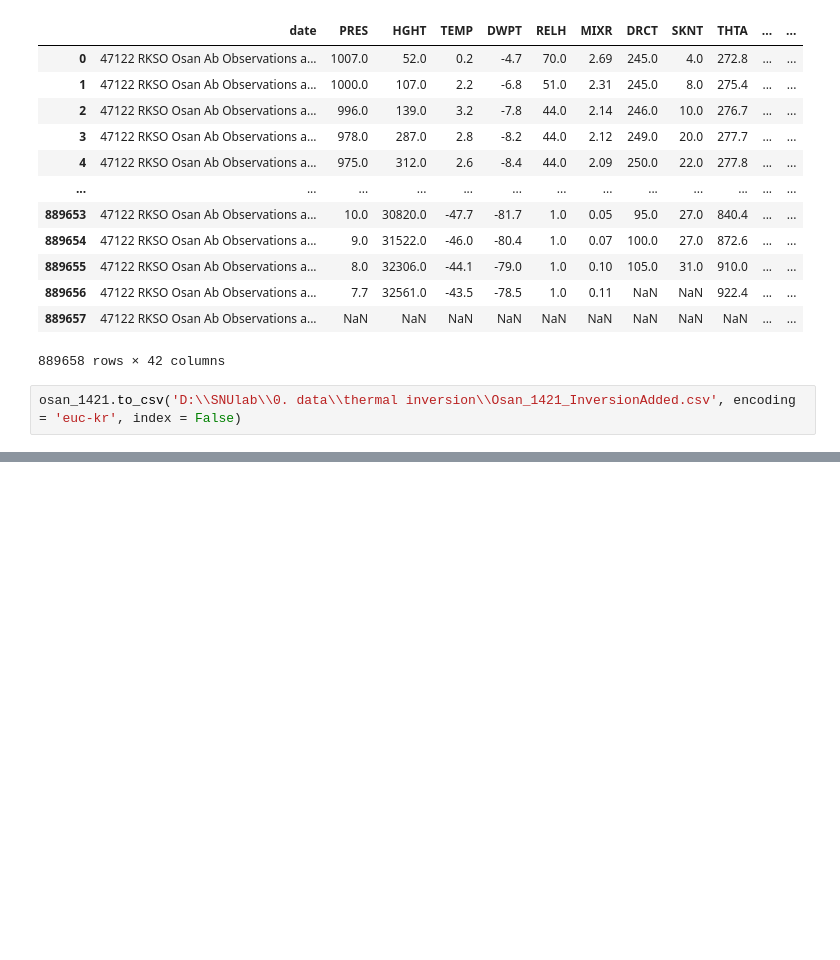
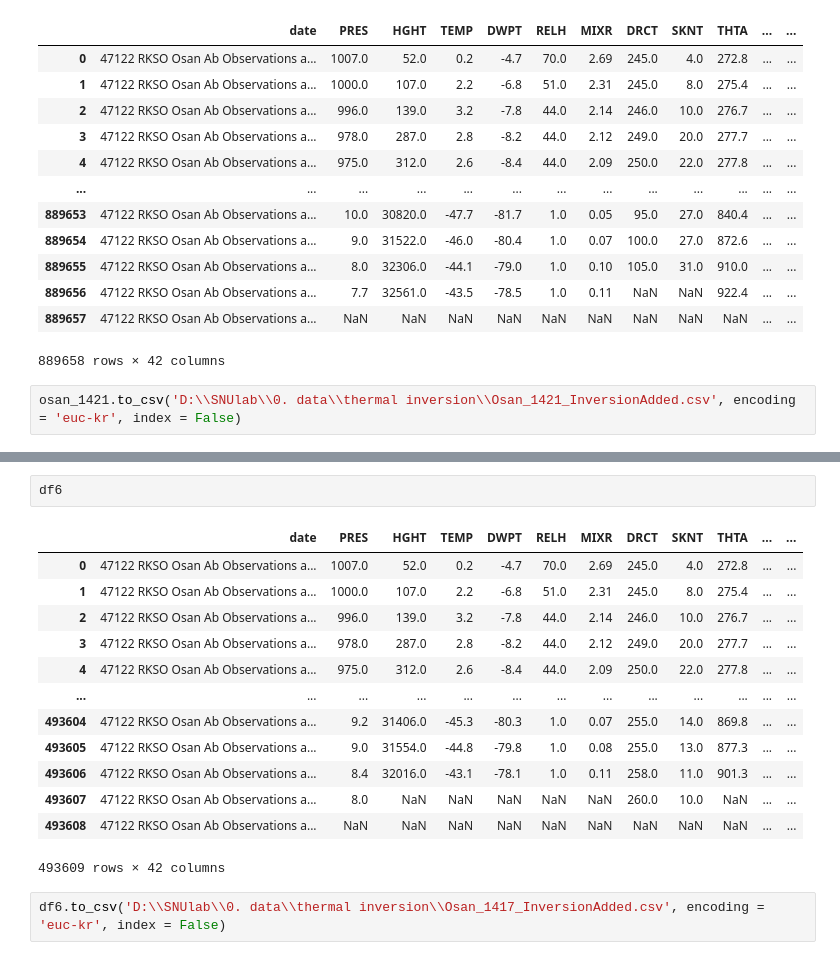
Before and after one commit to ZIO-KIM/SNUlab, a Jupyter notebook: thermal_inversion_calculation.ipynb, the cells around one changed output, grey strips where cells are left out. Cells and saved outputs as stored; diff of their text form; blank space fills up the shorter version.

```diff
--- a/thermal_inversion_calculation.ipynb
+++ b/thermal_inversion_calculation.ipynb
@@ -341,0 +371,18 @@ osan_1421.to_csv('D:\\SNUlab\\0. data\\thermal inversion\\Osan_1421_InversionAdd
+# %%
+df6
+# %% [output]
+|  | date | PRES | HGHT | TEMP | DWPT | RELH | MIXR | DRCT | SKNT | THTA | ... | ... |
+| 0 | 47122 RKSO Osan Ab Observations a... | 1007.0 | 52.0 | 0.2 | -4.7 | 70.0 | 2.69 | 245.0 | 4.0 | 272.8 | ... | ... |
+| 1 | 47122 RKSO Osan Ab Observations a... | 1000.0 | 107.0 | 2.2 | -6.8 | 51.0 | 2.31 | 245.0 | 8.0 | 275.4 | ... | ... |
+| 2 | 47122 RKSO Osan Ab Observations a... | 996.0 | 139.0 | 3.2 | -7.8 | 44.0 | 2.14 | 246.0 | 10.0 | 276.7 | ... | ... |
+| 3 | 47122 RKSO Osan Ab Observations a... | 978.0 | 287.0 | 2.8 | -8.2 | 44.0 | 2.12 | 249.0 | 20.0 | 277.7 | ... | ... |
+| 4 | 47122 RKSO Osan Ab Observations a... | 975.0 | 312.0 | 2.6 | -8.4 | 44.0 | 2.09 | 250.0 | 22.0 | 277.8 | ... | ... |
+| ... | ... | ... | ... | ... | ... | ... | ... | ... | ... | ... | ... | ... |
+| 493604 | 47122 RKSO Osan Ab Observations a... | 9.2 | 31406.0 | -45.3 | -80.3 | 1.0 | 0.07 | 255.0 | 14.0 | 869.8 | ... | ... |
+| 493605 | 47122 RKSO Osan Ab Observations a... | 9.0 | 31554.0 | -44.8 | -79.8 | 1.0 | 0.08 | 255.0 | 13.0 | 877.3 | ... | ... |
+| 493606 | 47122 RKSO Osan Ab Observations a... | 8.4 | 32016.0 | -43.1 | -78.1 | 1.0 | 0.11 | 258.0 | 11.0 | 901.3 | ... | ... |
+| 493607 | 47122 RKSO Osan Ab Observations a... | 8.0 | NaN | NaN | NaN | NaN | NaN | 260.0 | 10.0 | NaN | ... | ... |
+| 493608 | 47122 RKSO Osan Ab Observations a... | NaN | NaN | NaN | NaN | NaN | NaN | NaN | NaN | NaN | ... | ... |
+493609 rows × 42 columns
+# %%
+df6.to_csv('D:\\SNUlab\\0. data\\thermal inversion\\Osan_1417_InversionAdded.csv', encoding = 'euc-kr', index = False)
```
Also changed, not shown: parts of 25 cells of this notebook, 4 other files.
